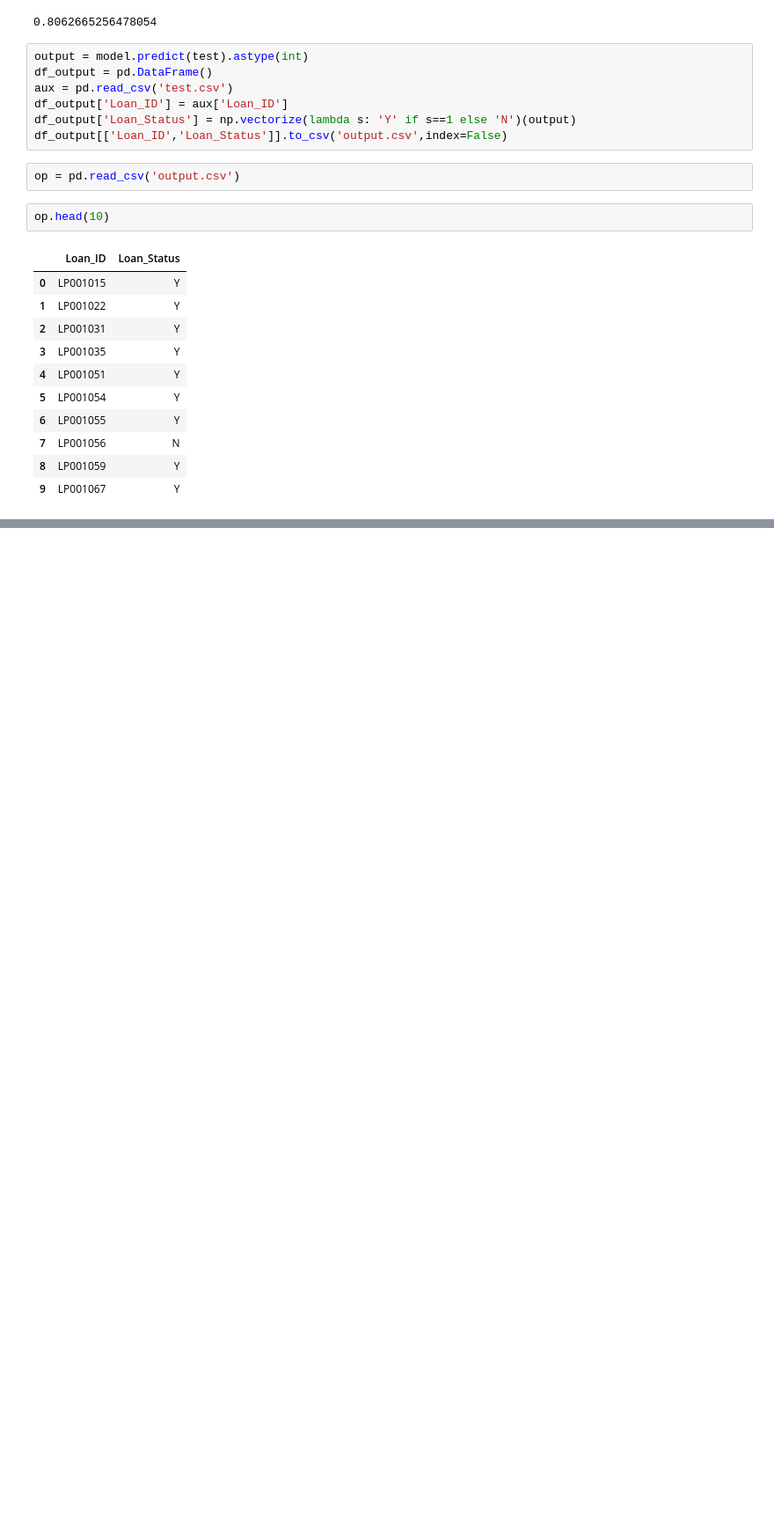
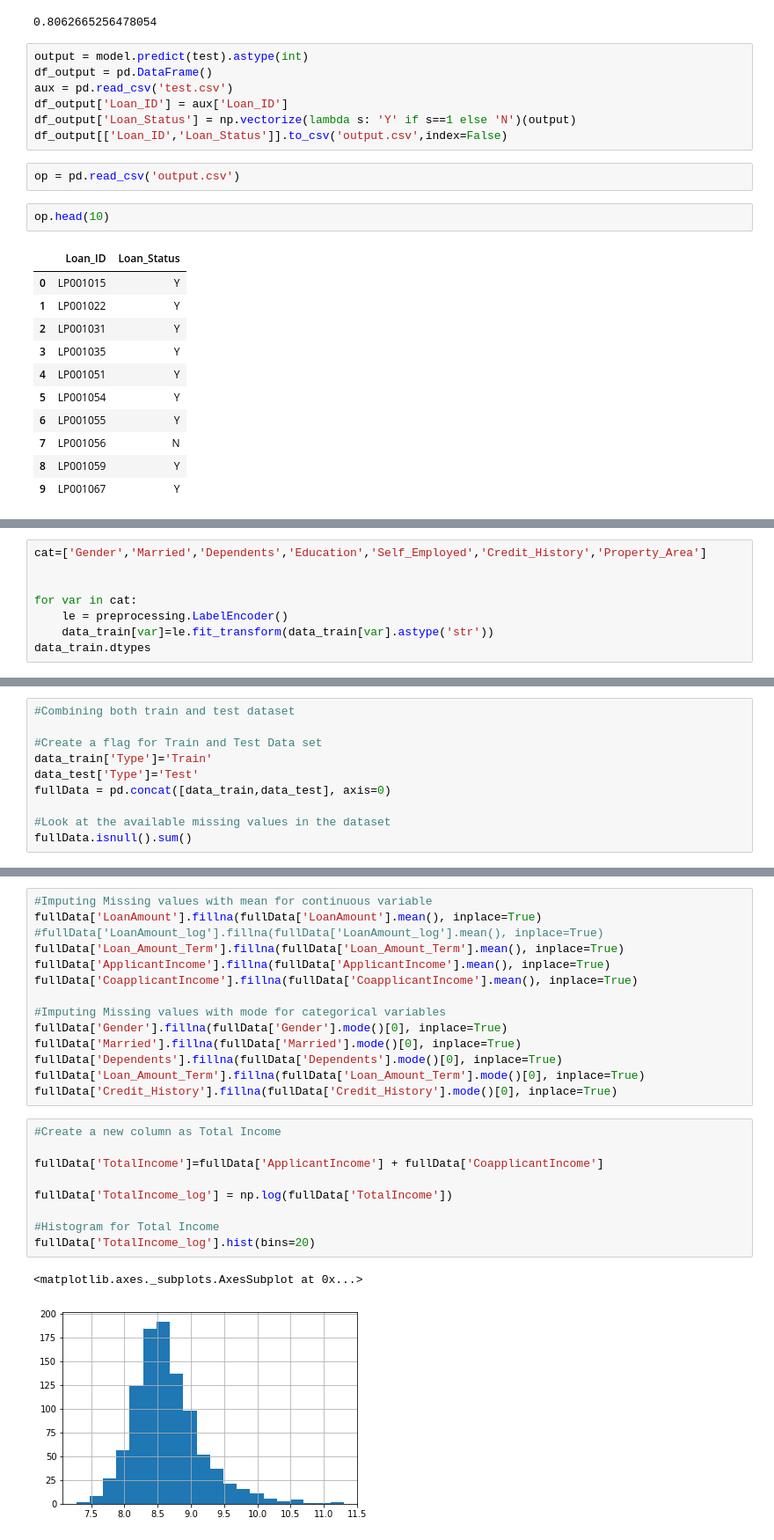
Before and after one commit to Jyotika25/Loan-Prediction-System, a Jupyter notebook: Loan Prediction.ipynb, the cells around one changed output, grey strips where cells are left out. Shown at 88% size. Cells and saved outputs as stored; diff of their text form; blank space fills up the shorter version.

```diff
--- a/Loan Prediction.ipynb
+++ b/Loan Prediction.ipynb
@@ -560,0 +578,8 @@ op.head(10)
+# %%
+cat=['Gender','Married','Dependents','Education','Self_Employed','Credit_History','Property_Area']
+
+
+for var in cat:
+    le = preprocessing.LabelEncoder()
+    data_train[var]=le.fit_transform(data_train[var].astype('str'))
+data_train.dtypes
@@ -560,0 +641,10 @@ op.head(10)
+# %%
+#Combining both train and test dataset
+
+#Create a flag for Train and Test Data set
+data_train['Type']='Train'
+data_test['Type']='Test'
+fullData = pd.concat([data_train,data_test], axis=0)
+
+#Look at the available missing values in the dataset
+fullData.isnull().sum()
@@ -560,0 +672,26 @@ op.head(10)
+# %%
+#Imputing Missing values with mean for continuous variable
+fullData['LoanAmount'].fillna(fullData['LoanAmount'].mean(), inplace=True)
+#fullData['LoanAmount_log'].fillna(fullData['LoanAmount_log'].mean(), inplace=True)
+fullData['Loan_Amount_Term'].fillna(fullData['Loan_Amount_Term'].mean(), inplace=True)
+fullData['ApplicantIncome'].fillna(fullData['ApplicantIncome'].mean(), inplace=True)
+fullData['CoapplicantIncome'].fillna(fullData['CoapplicantIncome'].mean(), inplace=True)
+
+#Imputing Missing values with mode for categorical variables
+fullData['Gender'].fillna(fullData['Gender'].mode()[0], inplace=True)
+fullData['Married'].fillna(fullData['Married'].mode()[0], inplace=True)
+fullData['Dependents'].fillna(fullData['Dependents'].mode()[0], inplace=True)
+fullData['Loan_Amount_Term'].fillna(fullData['Loan_Amount_Term'].mode()[0], inplace=True)
+fullData['Credit_History'].fillna(fullData['Credit_History'].mode()[0], inplace=True)
+# %%
+#Create a new column as Total Income
+
+fullData['TotalIncome']=fullData['ApplicantIncome'] + fullData['CoapplicantIncome']
+
+fullData['TotalIncome_log'] = np.log(fullData['TotalIncome'])
+
+#Histogram for Total Income
+fullData['TotalIncome_log'].hist(bins=20)
+# %% [output]
+<matplotlib.axes._subplots.AxesSubplot at 0x...>
+[figure, added]
```
Also changed, not shown: parts of 26 cells of this notebook.
